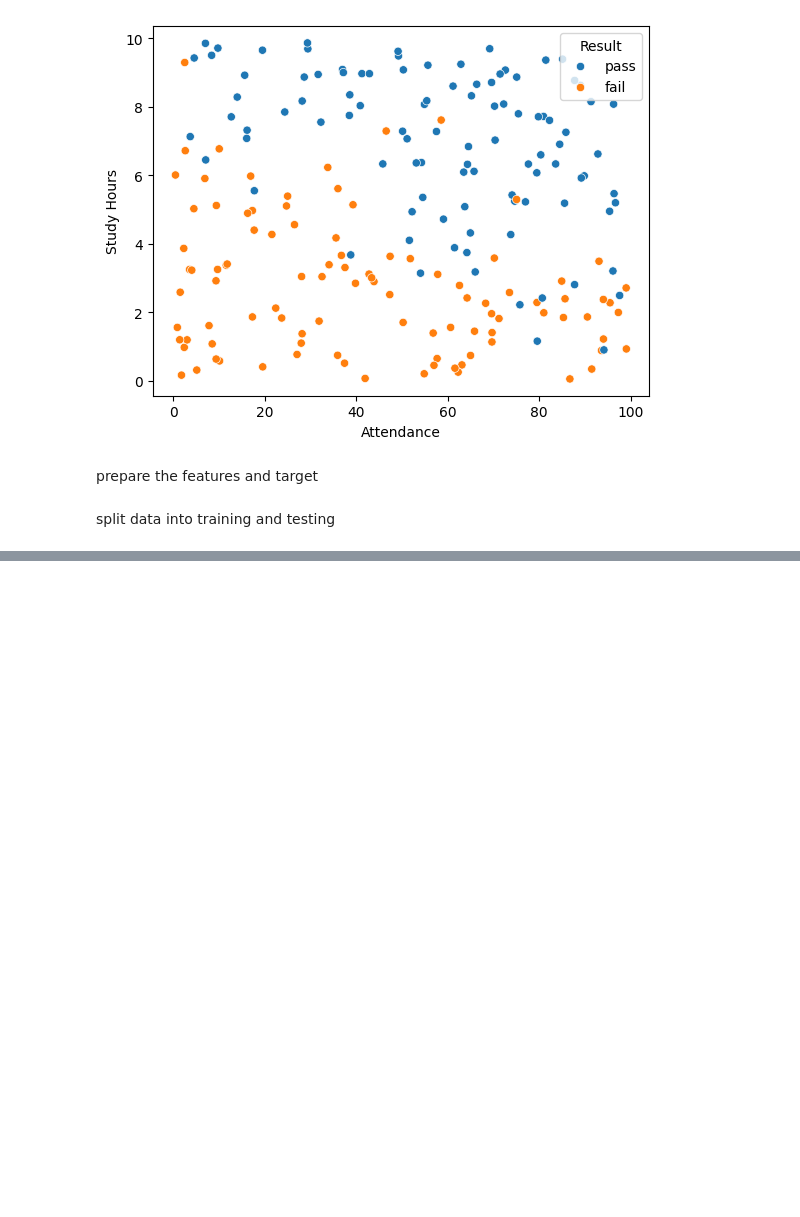
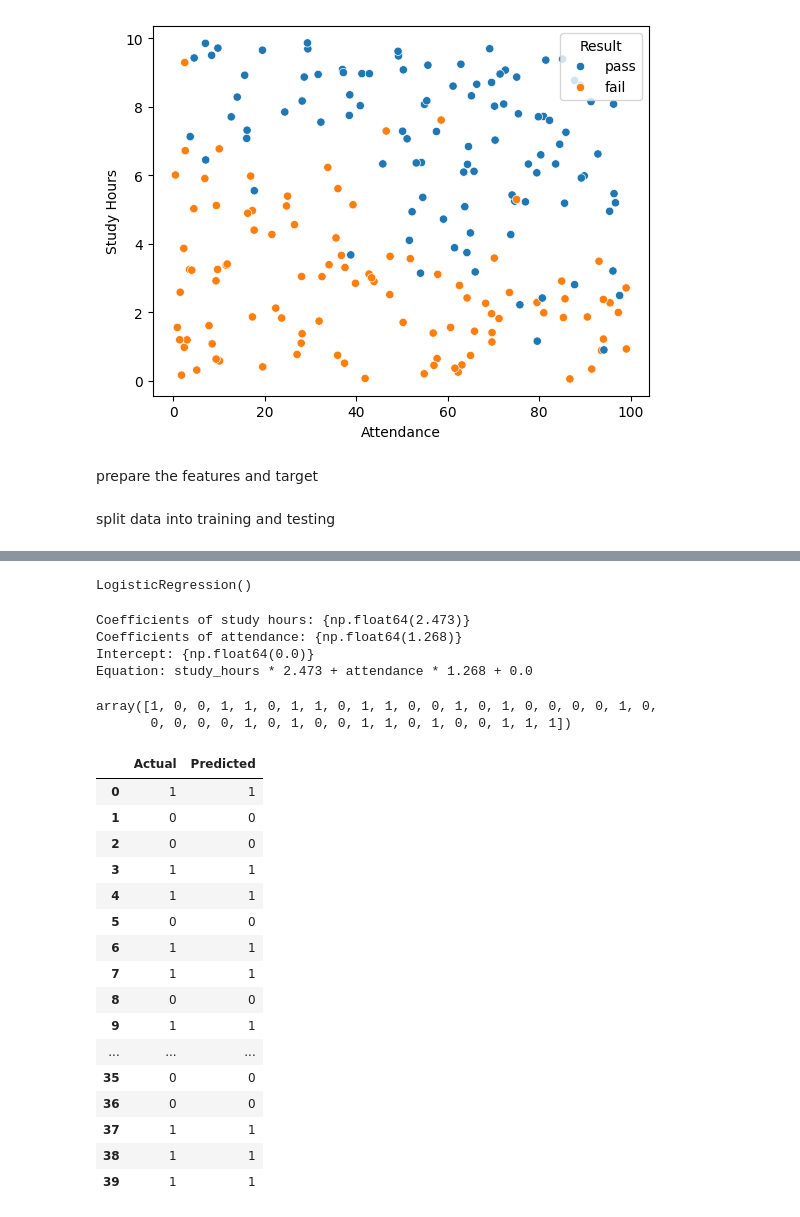
Before and after one commit to jibany95-max/Machinelearning_AI, a Jupyter notebook: logistic_regression/logistic_reg.ipynb, the cells around one changed output, grey strips where cells are left out. Cells and saved outputs as stored; diff of their text form; code cells hidden in the pictures; blank space fills up the shorter version.

```diff
--- a/logistic_regression/logistic_reg.ipynb
+++ b/logistic_regression/logistic_reg.ipynb
@@ -144,0 +166,6 @@ X_train, X_test, y_train, y_test = train_test_split(x, y, test_size=0.2, random_
+# %%
+from sklearn.preprocessing import StandardScaler
+scaler = StandardScaler()
+
+x_train_scaled = scaler.fit_transform(X_train)
+x_test_scaled =  scaler.transform(X_test)
@@ -144,0 +240,4 @@ X_train, X_test, y_train, y_test = train_test_split(x, y, test_size=0.2, random_
+# %%
+model.fit(x_train_scaled, y_train)
+# %% [output]
+LogisticRegression()
@@ -144,0 +247,11 @@ X_train, X_test, y_train, y_test = train_test_split(x, y, test_size=0.2, random_
+# %%
+print(f"Coefficients of study hours:",{coefficients[0]})
+print(f"Coefficients of attendance:",{coefficients[1]})
+print(f"Intercept:",{intercept[0]})
+
+print(f"Equation: study_hours * {coefficients[0]} + attendance * {coefficients[1]} + {intercept[0]}")
+# %% [output]
+Coefficients of study hours: {np.float64(2.473)}
+Coefficients of attendance: {np.float64(1.268)}
+Intercept: {np.float64(0.0)}
+Equation: study_hours * 2.473 + attendance * 1.268 + 0.0
@@ -144,0 +260,29 @@ X_train, X_test, y_train, y_test = train_test_split(x, y, test_size=0.2, random_
+# %%
+y_pred
+# %% [output]
+array([1, 0, 0, 1, 1, 0, 1, 1, 0, 1, 1, 0, 0, 1, 0, 1, 0, 0, 0, 0, 1, 0,
+       0, 0, 0, 0, 1, 0, 1, 0, 0, 1, 1, 0, 1, 0, 0, 1, 1, 1])
+# %%
+check = pd.DataFrame({
+    "Actual": y_test,
+    "Predicted": y_pred
+})
+check
+# %% [output]
+|  | Actual | Predicted |
+| 0 | 1 | 1 |
+| 1 | 0 | 0 |
+| 2 | 0 | 0 |
+| 3 | 1 | 1 |
+| 4 | 1 | 1 |
+| 5 | 0 | 0 |
+| 6 | 1 | 1 |
+| 7 | 1 | 1 |
+| 8 | 0 | 0 |
+| 9 | 1 | 1 |
+| ... | ... | ... |
+| 35 | 0 | 0 |
+| 36 | 0 | 0 |
+| 37 | 1 | 1 |
+| 38 | 1 | 1 |
+| 39 | 1 | 1 |
```
Also changed, not shown: parts of 15 cells of this notebook, 9 other files.
